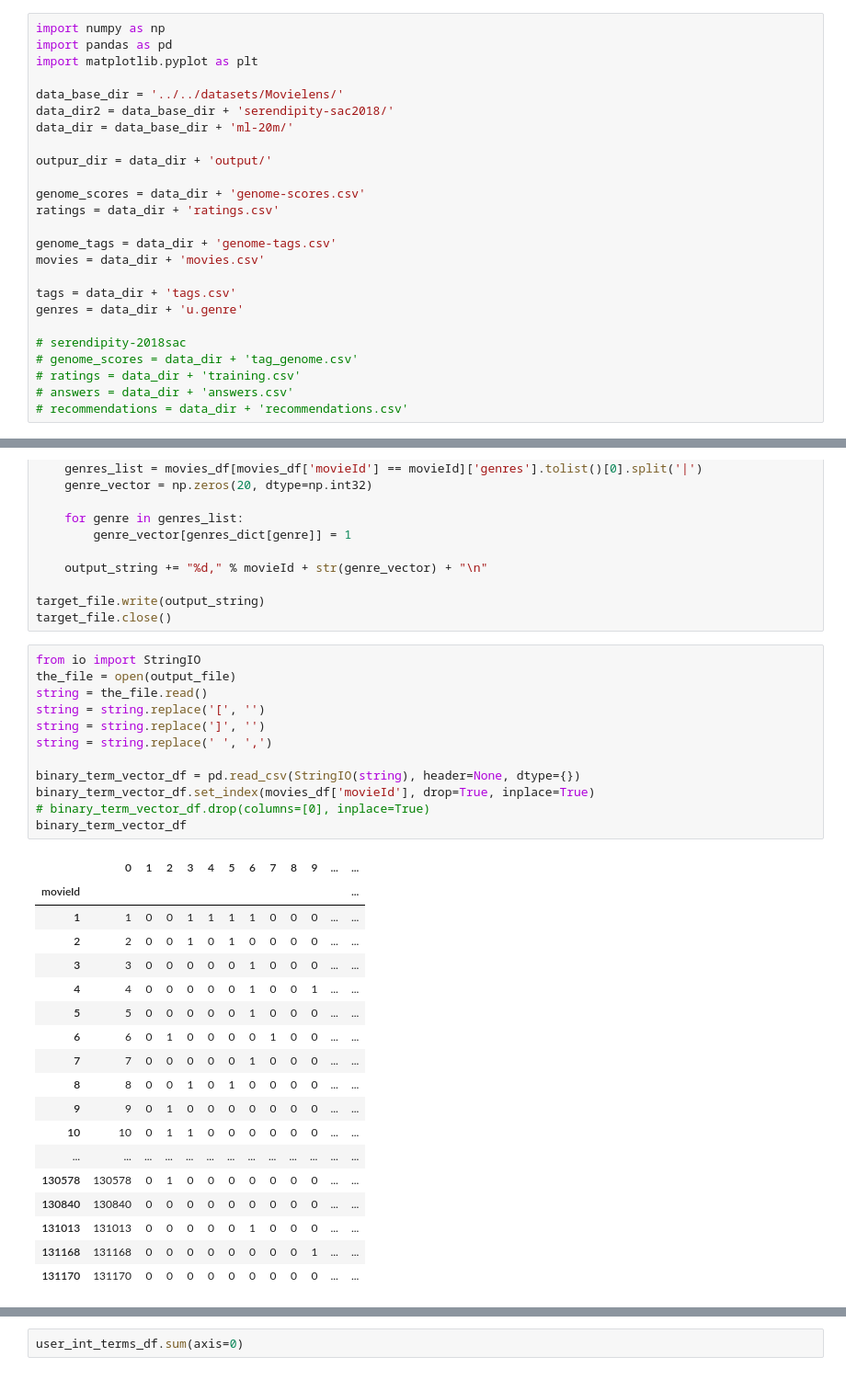
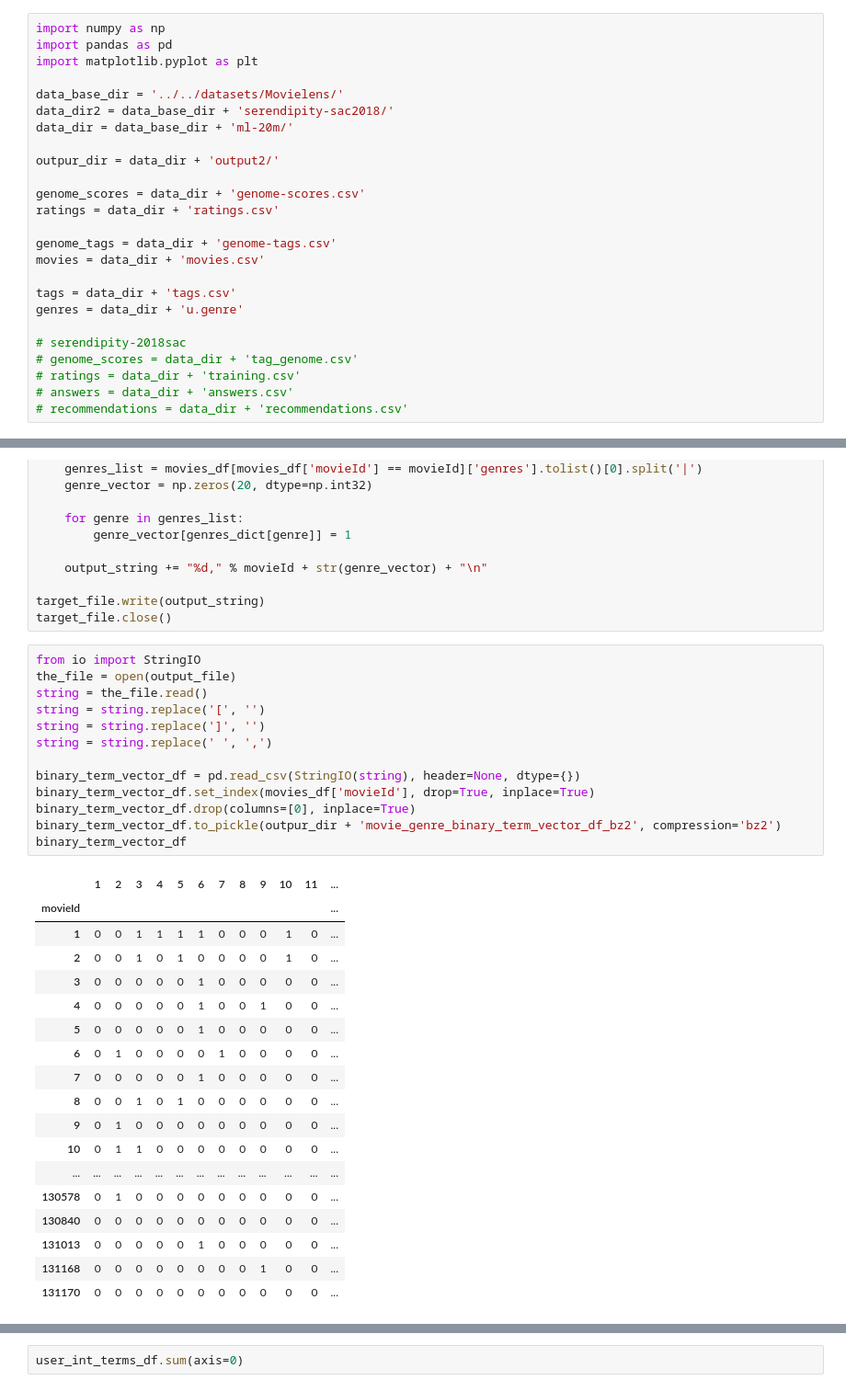
Before and after one commit to aniruddhakal/Recommending-Diverse-And-Serendipitous-Movies-using-Tag-Genome, a Jupyter notebook: ipython_notebooks/GenreTermVectorAggregation_ML20M.ipynb, the cells around one changed output, grey strips where cells are left out. Shown: that part at 92% size. Saved outputs shown, nothing was run; the diff lists cells and outputs as text.

```diff
--- a/ipython_notebooks/GenreTermVectorAggregation_ML20M.ipynb
+++ b/ipython_notebooks/GenreTermVectorAggregation_ML20M.ipynb
@@ -7,7 +7,7 @@ data_base_dir = '../../datasets/Movielens/'
 data_dir2 = data_base_dir + 'serendipity-sac2018/'
 data_dir = data_base_dir + 'ml-20m/'
 
-outpur_dir = data_dir + 'output/'
+outpur_dir = data_dir + 'output2/'
 
 genome_scores = data_dir + 'genome-scores.csv'
 ratings = data_dir + 'ratings.csv'
@@ -191,31 +195,32 @@ target_file.close()
 # %%
 from io import StringIO
 the_file = open(output_file)
 string = the_file.read()
 string = string.replace('[', '')
 string = string.replace(']', '')
 string = string.replace(' ', ',')
 
 binary_term_vector_df = pd.read_csv(StringIO(string), header=None, dtype={})
 binary_term_vector_df.set_index(movies_df['movieId'], drop=True, inplace=True)
-# binary_term_vector_df.drop(columns=[0], inplace=True)
+binary_term_vector_df.drop(columns=[0], inplace=True)
+binary_term_vector_df.to_pickle(outpur_dir + 'movie_genre_binary_term_vector_df_bz2', compression='bz2')
 binary_term_vector_df
 # %% [output]
-|  | 0 | 1 | 2 | 3 | 4 | 5 | 6 | 7 | 8 | 9 | ... | ... |
+|  | 1 | 2 | 3 | 4 | 5 | 6 | 7 | 8 | 9 | 10 | 11 | ... |
 | movieId |  |  |  |  |  |  |  |  |  |  |  | ... |
-| 1 | 1 | 0 | 0 | 1 | 1 | 1 | 1 | 0 | 0 | 0 | ... | ... |
-| 2 | 2 | 0 | 0 | 1 | 0 | 1 | 0 | 0 | 0 | 0 | ... | ... |
-| 3 | 3 | 0 | 0 | 0 | 0 | 0 | 1 | 0 | 0 | 0 | ... | ... |
-| 4 | 4 | 0 | 0 | 0 | 0 | 0 | 1 | 0 | 0 | 1 | ... | ... |
-| 5 | 5 | 0 | 0 | 0 | 0 | 0 | 1 | 0 | 0 | 0 | ... | ... |
-| 6 | 6 | 0 | 1 | 0 | 0 | 0 | 0 | 1 | 0 | 0 | ... | ... |
-| 7 | 7 | 0 | 0 | 0 | 0 | 0 | 1 | 0 | 0 | 0 | ... | ... |
-| 8 | 8 | 0 | 0 | 1 | 0 | 1 | 0 | 0 | 0 | 0 | ... | ... |
-| 9 | 9 | 0 | 1 | 0 | 0 | 0 | 0 | 0 | 0 | 0 | ... | ... |
-| 10 | 10 | 0 | 1 | 1 | 0 | 0 | 0 | 0 | 0 | 0 | ... | ... |
+| 1 | 0 | 0 | 1 | 1 | 1 | 1 | 0 | 0 | 0 | 1 | 0 | ... |
+| 2 | 0 | 0 | 1 | 0 | 1 | 0 | 0 | 0 | 0 | 1 | 0 | ... |
+| 3 | 0 | 0 | 0 | 0 | 0 | 1 | 0 | 0 | 0 | 0 | 0 | ... |
+| 4 | 0 | 0 | 0 | 0 | 0 | 1 | 0 | 0 | 1 | 0 | 0 | ... |
+| 5 | 0 | 0 | 0 | 0 | 0 | 1 | 0 | 0 | 0 | 0 | 0 | ... |
+| 6 | 0 | 1 | 0 | 0 | 0 | 0 | 1 | 0 | 0 | 0 | 0 | ... |
+| 7 | 0 | 0 | 0 | 0 | 0 | 1 | 0 | 0 | 0 | 0 | 0 | ... |
+| 8 | 0 | 0 | 1 | 0 | 1 | 0 | 0 | 0 | 0 | 0 | 0 | ... |
+| 9 | 0 | 1 | 0 | 0 | 0 | 0 | 0 | 0 | 0 | 0 | 0 | ... |
+| 10 | 0 | 1 | 1 | 0 | 0 | 0 | 0 | 0 | 0 | 0 | 0 | ... |
 | ... | ... | ... | ... | ... | ... | ... | ... | ... | ... | ... | ... | ... |
-| 130578 | 130578 | 0 | 1 | 0 | 0 | 0 | 0 | 0 | 0 | 0 | ... | ... |
-| 130840 | 130840 | 0 | 0 | 0 | 0 | 0 | 0 | 0 | 0 | 0 | ... | ... |
-| 131013 | 131013 | 0 | 0 | 0 | 0 | 0 | 1 | 0 | 0 | 0 | ... | ... |
-| 131168 | 131168 | 0 | 0 | 0 | 0 | 0 | 0 | 0 | 0 | 1 | ... | ... |
-| 131170 | 131170 | 0 | 0 | 0 | 0 | 0 | 0 | 0 | 0 | 0 | ... | ... |
+| 130578 | 0 | 1 | 0 | 0 | 0 | 0 | 0 | 0 | 0 | 0 | 0 | ... |
+| 130840 | 0 | 0 | 0 | 0 | 0 | 0 | 0 | 0 | 0 | 0 | 0 | ... |
+| 131013 | 0 | 0 | 0 | 0 | 0 | 1 | 0 | 0 | 0 | 0 | 0 | ... |
+| 131168 | 0 | 0 | 0 | 0 | 0 | 0 | 0 | 0 | 1 | 0 | 0 | ... |
+| 131170 | 0 | 0 | 0 | 0 | 0 | 0 | 0 | 0 | 0 | 0 | 0 | ... |
```
Also changed, not shown: parts of 11 cells of this notebook, 5 other files.
